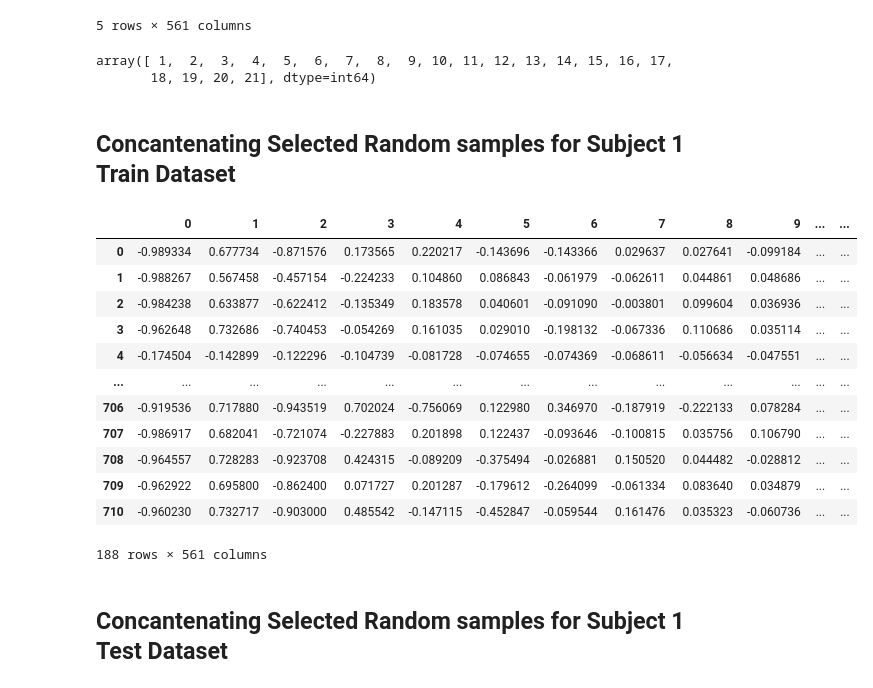
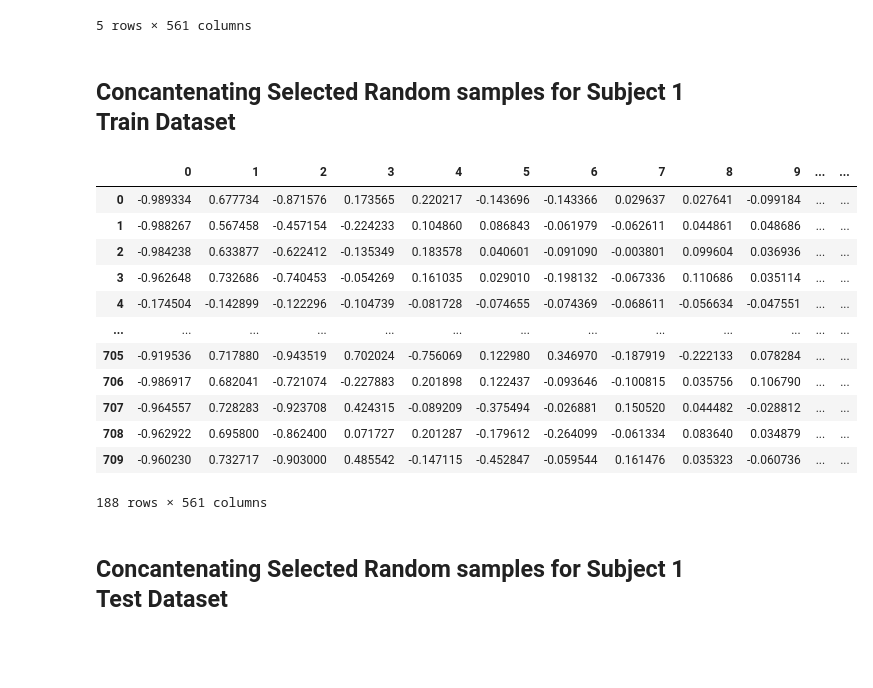
Before and after one commit to maigacribzz/EEG-Biometrics, a Jupyter notebook: Biometrics_Analysis_Emotions.ipynb, the cells around one changed output. Cells and saved outputs as stored; diff of their text form; code cells hidden in the pictures; blank space fills up the shorter version.

```diff
--- a/Biometrics_Analysis_Emotions.ipynb
+++ b/Biometrics_Analysis_Emotions.ipynb
@@ -108,35 +111,29 @@ df1.head(5)
 | 3 | -0.962648 | 0.732686 | -0.740453 | -0.054269 | 0.161035 | 0.029010 | -0.198132 | -0.067336 | 0.110686 | 0.035114 | ... | ... |
 | 4 | -0.174504 | -0.142899 | -0.122296 | -0.104739 | -0.081728 | -0.074655 | -0.074369 | -0.068611 | -0.056634 | -0.047551 | ... | ... |
 5 rows × 561 columns
-# %%
-df1['Target'].unique()
-# %% [output]
-array([ 1,  2,  3,  4,  5,  6,  7,  8,  9, 10, 11, 12, 13, 14, 15, 16, 17,
-       18, 19, 20, 21], dtype=int64)
 # %% [markdown]
 ## Concantenating Selected Random samples for Subject 1 Train Dataset
 # %%
 df_1 = df1[df1['Target']==1]
-df_8 = df1[df1['Target']==8]
-df_9 = df1[df1['Target']==9]
+df_2 = df1[df1['Target']==2]
+df_14 = df1[df1['Target']==14]
 df_15 = df1[df1['Target']==15]
 
-
-new_sub1 = pd.concat([df_1,df_8,df_9,df_15],axis=0)
+new_sub1 = pd.concat([df_1,df_2,df_14,df_15],axis=0)
 new_sub1
 # %% [output]
 |  | 0 | 1 | 2 | 3 | 4 | 5 | 6 | 7 | 8 | 9 | ... | ... |
 | 0 | -0.989334 | 0.677734 | -0.871576 | 0.173565 | 0.220217 | -0.143696 | -0.143366 | 0.029637 | 0.027641 | -0.099184 | ... | ... |
 | 1 | -0.988267 | 0.567458 | -0.457154 | -0.224233 | 0.104860 | 0.086843 | -0.061979 | -0.062611 | 0.044861 | 0.048686 | ... | ... |
 | 2 | -0.984238 | 0.633877 | -0.622412 | -0.135349 | 0.183578 | 0.040601 | -0.091090 | -0.003801 | 0.099604 | 0.036936 | ... | ... |
 | 3 | -0.962648 | 0.732686 | -0.740453 | -0.054269 | 0.161035 | 0.029010 | -0.198132 | -0.067336 | 0.110686 | 0.035114 | ... | ... |
 | 4 | -0.174504 | -0.142899 | -0.122296 | -0.104739 | -0.081728 | -0.074655 | -0.074369 | -0.068611 | -0.056634 | -0.047551 | ... | ... |
 | ... | ... | ... | ... | ... | ... | ... | ... | ... | ... | ... | ... | ... |
-| 706 | -0.919536 | 0.717880 | -0.943519 | 0.702024 | -0.756069 | 0.122980 | 0.346970 | -0.187919 | -0.222133 | 0.078284 | ... | ... |
-| 707 | -0.986917 | 0.682041 | -0.721074 | -0.227883 | 0.201898 | 0.122437 | -0.093646 | -0.100815 | 0.035756 | 0.106790 | ... | ... |
-| 708 | -0.964557 | 0.728283 | -0.923708 | 0.424315 | -0.089209 | -0.375494 | -0.026881 | 0.150520 | 0.044482 | -0.028812 | ... | ... |
-| 709 | -0.962922 | 0.695800 | -0.862400 | 0.071727 | 0.201287 | -0.179612 | -0.264099 | -0.061334 | 0.083640 | 0.034879 | ... | ... |
-| 710 | -0.960230 | 0.732717 | -0.903000 | 0.485542 | -0.147115 | -0.452847 | -0.059544 | 0.161476 | 0.035323 | -0.060736 | ... | ... |
+| 705 | -0.919536 | 0.717880 | -0.943519 | 0.702024 | -0.756069 | 0.122980 | 0.346970 | -0.187919 | -0.222133 | 0.078284 | ... | ... |
+| 706 | -0.986917 | 0.682041 | -0.721074 | -0.227883 | 0.201898 | 0.122437 | -0.093646 | -0.100815 | 0.035756 | 0.106790 | ... | ... |
+| 707 | -0.964557 | 0.728283 | -0.923708 | 0.424315 | -0.089209 | -0.375494 | -0.026881 | 0.150520 | 0.044482 | -0.028812 | ... | ... |
+| 708 | -0.962922 | 0.695800 | -0.862400 | 0.071727 | 0.201287 | -0.179612 | -0.264099 | -0.061334 | 0.083640 | 0.034879 | ... | ... |
+| 709 | -0.960230 | 0.732717 | -0.903000 | 0.485542 | -0.147115 | -0.452847 | -0.059544 | 0.161476 | 0.035323 | -0.060736 | ... | ... |
 188 rows × 561 columns
 # %% [markdown]
 ## Concantenating Selected Random samples for Subject 1 Test Dataset
```
Also changed, not shown: parts of 40 cells of this notebook, 1 other file.
